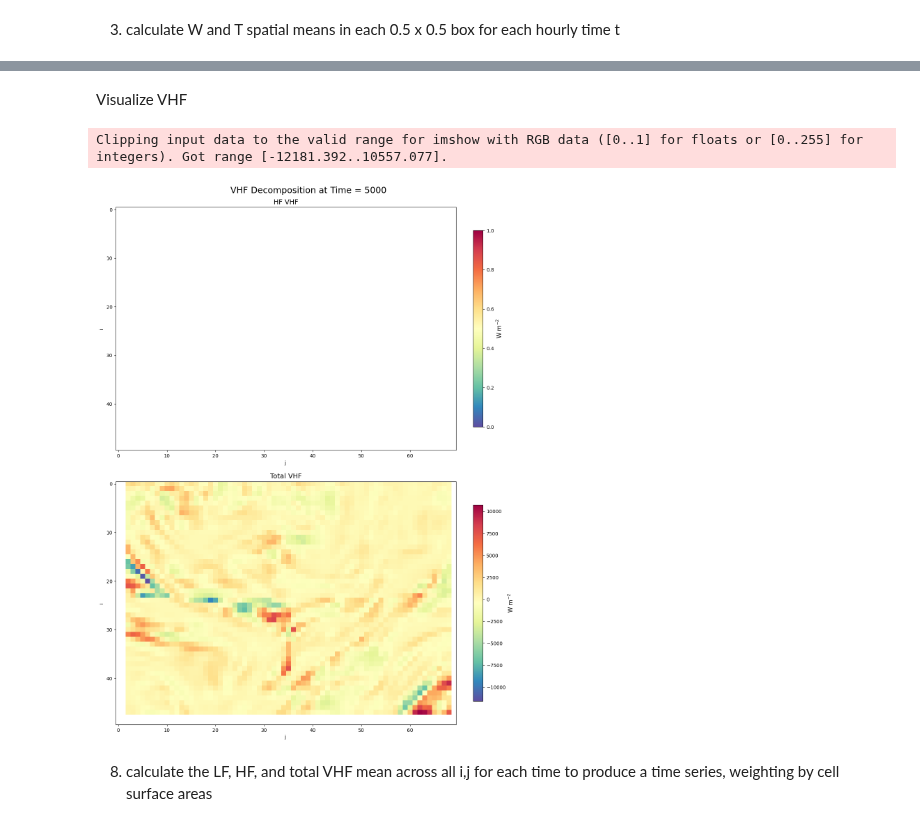
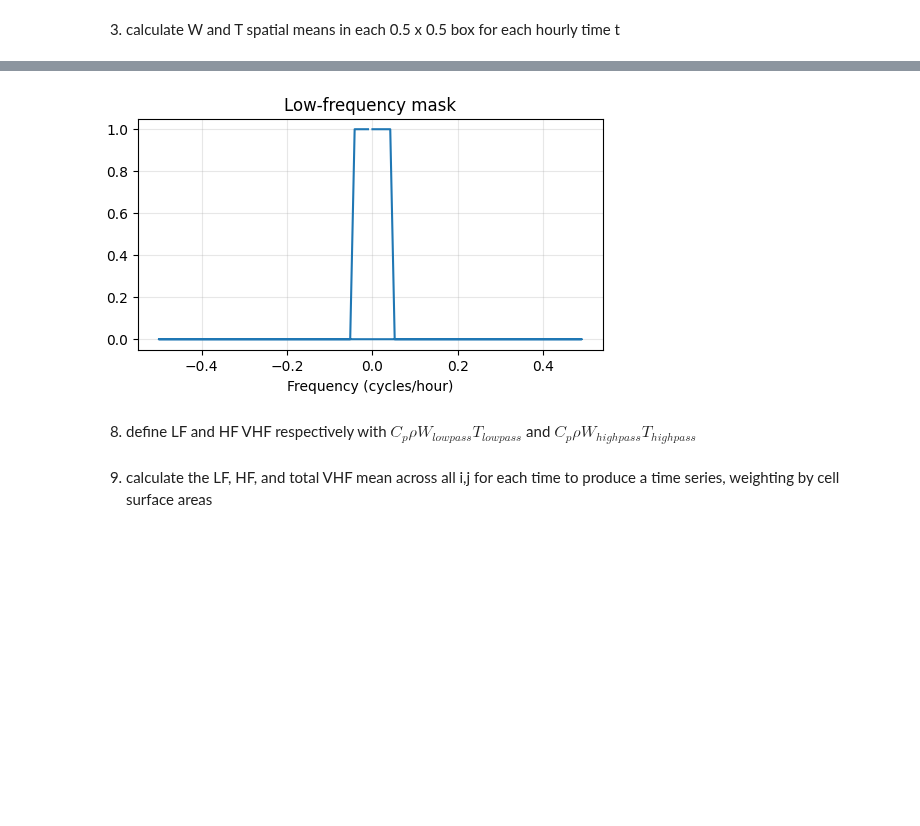
Before and after one commit to GHOpenonic/LLC_ocean_emulator, a Jupyter notebook: high_res_diagnostics/VHF/old/old_test_VHF.ipynb, the cells around one changed output, grey strips where cells are left out. Drawn from its saved outputs; the diff is of its cells as text; code cells hidden in the pictures; blank space fills up the shorter version.

```diff
--- a/high_res_diagnostics/VHF/test_vertical_heat_flux.ipynb
+++ b/high_res_diagnostics/VHF/old/old_test_VHF.ipynb
@@ -487,0 +606,37 @@ LF_VHF = C_p * rho * calc_LF(LLC_testing, 24, 0.5, box_index)
+# %%
+dt = 1.0  # data is hourly
+Nt = Wm.sizes["time"]
+
+freq = np.fft.fftfreq(Nt, d=dt)  # in cycles per hour
+
+# define cutoff
+LF_average = 24
+fc = dt / LF_average
+
+# define masks
+LF_mask = np.abs(freq) <= fc
+HF_mask = np.abs(freq) > fc
+
+# reshape masks into [time,i,j]
+shape = [1] * W_hat.ndim
+shape[time_axis] = Nt
+
+LF_mask_nd = LF_mask.reshape(shape)
+HF_mask_nd = HF_mask.reshape(shape)
+
+# apply masks
+WT_hat_LF = WT_hat * LF_mask_nd
+W_hat_LF = W_hat * LF_mask_nd
+T_hat_LF = T_hat * LF_mask_nd
+
+WT_hat_HF = WT_hat * HF_mask_nd
+W_hat_HF = W_hat * HF_mask_nd
+T_hat_HF = T_hat * HF_mask_nd
+# %%
+plt.figure(figsize=(6,3))
+plt.plot(freq, LF_mask.astype(int))
+plt.xlabel("Frequency (cycles/hour)")
+plt.title("Low-frequency mask")
+plt.grid(alpha=0.3)
+# %% [output]
+[figure, added]
@@ -487,0 +654,2 @@ LF_VHF = C_p * rho * calc_LF(LLC_testing, 24, 0.5, box_index)
+# %% [markdown]
+8. define LF and HF VHF respectively with $C_p \rho W_{lowpass} T_{lowpass}$ and $C_p \rho W_{highpass} T_{highpass}$
@@ -503,32 +679,3 @@ HF_VHF = total_VHF - LF_expanded
-# %% [markdown]
-Visualize VHF
-# %%
-fig, axes = plt.subplots(2, 1, figsize=(12, 16), constrained_layout=True)
-
-cmap = 'Spectral_r'
-
-fields = [
-    #('LF VHF',     LF_VHF.isel(time=0)),
-    ("HF VHF",    HF_VHF.isel(time=0)),
-    ("Total VHF", total_VHF.isel(time=0)),
-]
-
-for ax, (title, da) in zip(axes, fields):
-    im = ax.imshow(da, cmap=cmap)
-    ax.set_title(title, fontsize=14)
-    ax.set_xlabel("j ")
-    ax.set_ylabel("i ")
-
-    # add colorbar for each subplot
-    cbar = fig.colorbar(im, ax=ax, shrink=0.8)
-    cbar.set_label("W m$^{-2}$", fontsize=12)
-
-fig.suptitle("VHF Decomposition at Time = 5000", fontsize=18)
-
-plt.show()
-# %% [output]
-Clipping input data to the valid range for imshow with RGB data ([0..1] for floats or [0..255] for integers). Got range [-12181.392..10557.077].
-[figure, removed]
 # %% [markdown]
-8. calculate the LF, HF, and total VHF mean across all i,j for each time to produce a time series, weighting by cell surface areas
+9. calculate the LF, HF, and total VHF mean across all i,j for each time to produce a time series, weighting by cell surface areas
 # %%
```
Also changed, not shown: parts of 35 cells of this notebook, 6 other files.
